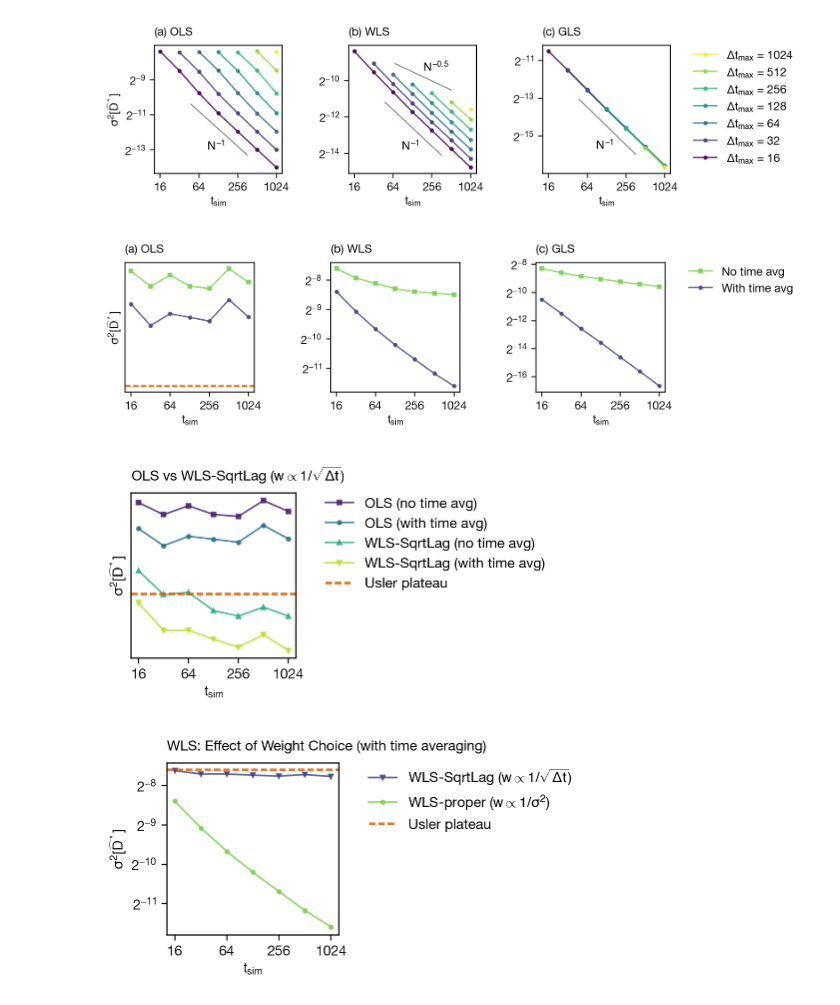
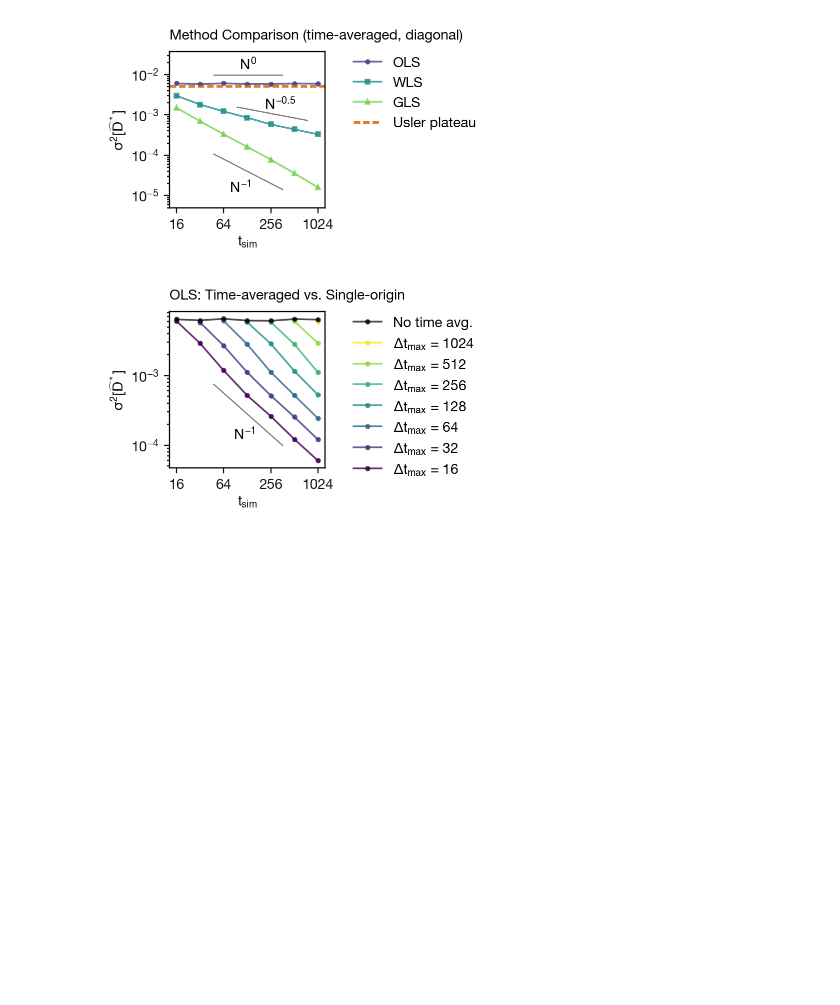
Before and after one commit to bjmorgan/data_msd_regression, a Jupyter notebook: analysis/figure_plotting.ipynb, the cells around one changed output. Cells and saved outputs as stored; diff of their text form; code cells hidden in the pictures; blank space fills up the shorter version.

Commit message:
Updated plots

```diff
--- a/analysis/figure_plotting.ipynb
+++ b/analysis/figure_plotting.ipynb
@@ -1,47 +1,49 @@
 # %%
 import msd_analysis as msd
 import pandas as pd
 
 import matplotlib.pyplot as plt
 %matplotlib inline
 %config InlineBackend.figure_format='retina'
 
-df_all = pd.read_csv('../data/msd_results_nsim16384_npart128.csv')
+df_all = pd.read_csv('../data/msd_results_nsim4096_npart128.csv')
 df_with = df_all[df_all.time_averaged]
 
-# 1. Main variance comparison plot (OLS, WLS, GLS)
-fig1 = msd.plot_all_methods(df_with)
-plt.savefig('../figures/all_methods.pdf', dpi=300)
-plt.show()
+# # 1. Main variance comparison plot (OLS, WLS, GLS)
+# fig1 = msd.plot_all_methods(df_with)
+# plt.savefig('../figures/all_methods.pdf', dpi=300)
+# plt.show()
 
-# 2. Time averaging comparison
-fig2 = msd.plot_comparison_time_averaging(df_all)
-plt.savefig('../figures/comparison_time_averaging.pdf', dpi=300)
-plt.show()
+# # 2. Time averaging comparison
+# fig2 = msd.plot_comparison_time_averaging(df_all)
+# plt.savefig('../figures/comparison_time_averaging.pdf', dpi=300)
+# plt.show()
 
-# 3. OLS vs WLS-SqrtLag comparison
-fig3 = msd.plot_ols_vs_wls_sqrtlag(df_all)
-plt.savefig('../figures/ols_vs_wls_sqrtlag.pdf', dpi=300)
-plt.show()
+# # 3. OLS vs WLS-SqrtLag comparison
+# fig3 = msd.plot_ols_vs_wls_sqrtlag(df_all)
+# plt.savefig('../figures/ols_vs_wls_sqrtlag.pdf', dpi=300)
+# plt.show()
 
-# 4. WLS weight scheme comparison
-fig4 = msd.plot_wls_comparison(df_all)
-plt.savefig('../figures/wls_comparison.pdf', dpi=300)
-plt.show()
+# # 4. WLS weight scheme comparison
+# fig4 = msd.plot_wls_comparison(df_all)
+# plt.savefig('../figures/wls_comparison.pdf', dpi=300)
+# plt.show()
 
-# 5. Comparison of Usler's "Variant A" and "Variant B"
-# with WLS with correct weights (both time-averaged and non-time-averaged)
-fig5 = msd.plot_comprehensive_wls_comparison(df_all)
-plt.savefig('../figures/comprehensive_wls_comparison.pdf', dpi=300)
-plt.show()
+# # 5. Comparison of Usler's "Variant A" and "Variant B"
+# # with WLS with correct weights (both time-averaged and non-time-averaged)
+# fig5 = msd.plot_comprehensive_wls_comparison(df_all)
+# plt.savefig('../figures/comprehensive_wls_comparison.pdf', dpi=300)
+# plt.show()
 
 # 6. Comparing OLS, WLS, GLS for Δt_max = t_sim with time-averaging
 fig6 = msd.plot_methods_single_panel(df_all)
+plt.ylim(5e-6,3.7e-2)
 plt.savefig('../figures/methods_comparison_single_panel.pdf', dpi=300)
-plt.ylim(5e-6,3.3e-2)
 plt.show()
+
+# 7. Comparing time-averaged OLS with non-time-averaged OLS
+fig7 = msd.plot_ols_comparison(df_all)
+plt.savefig('../figures/ols_comparison.pdf', dpi=300)
 # %% [output]
-[figure, old version]
+[figure, new version]
-[figure, old version]
+[figure, new version]
-[figure, removed]
-[figure, removed]
```
Also changed, not shown: parts of 1 cell of this notebook, 9 other files.
